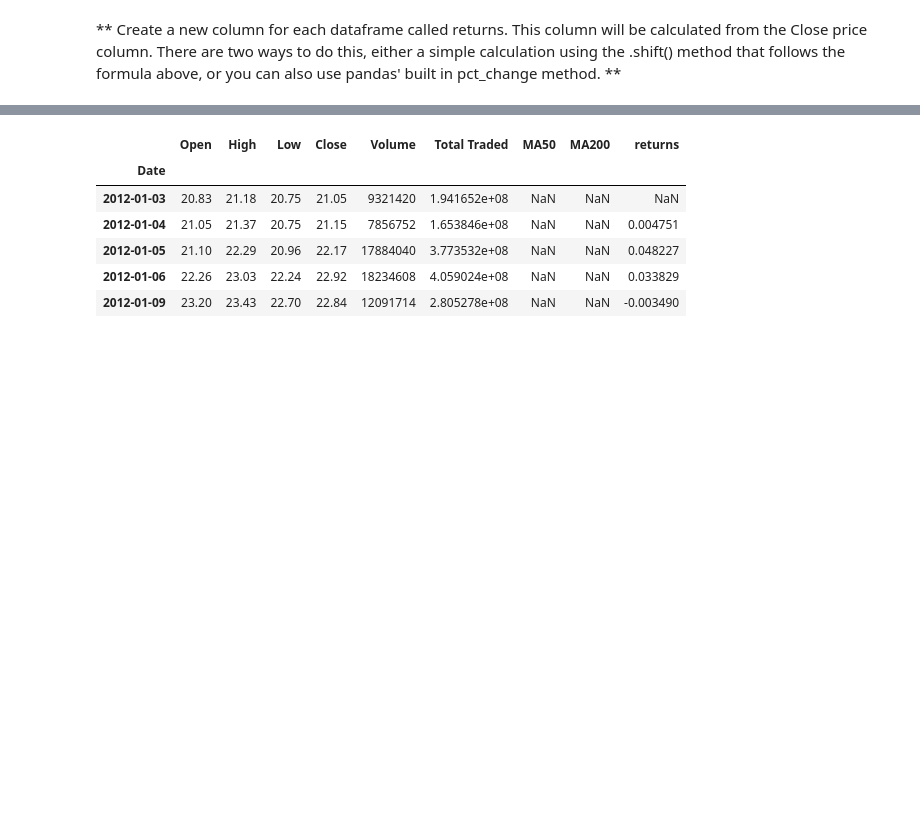
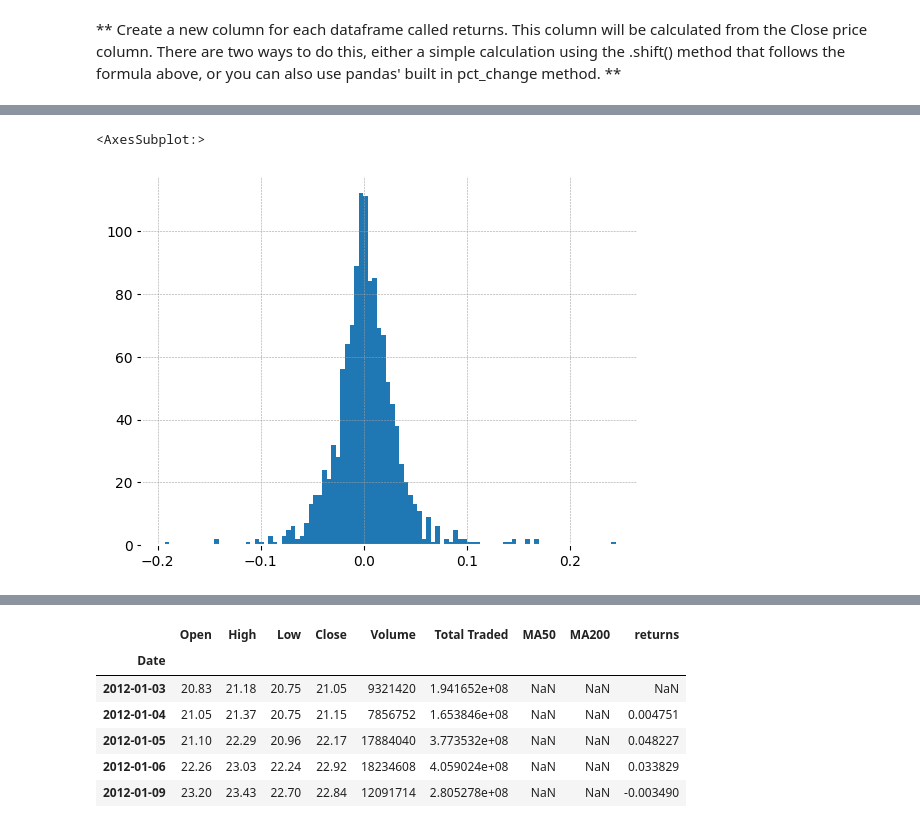
Before and after one commit to TanyaradzwaGozhora/Basic-Financial-Analysis, a Jupyter notebook: Stock Market Analysis Project.ipynb, the cells around one changed output, grey strips where cells are left out. Drawn from its saved outputs; the diff is of its cells as text; code cells hidden in the pictures; blank space fills up the shorter version.

```diff
--- a/Stock Market Analysis Project.ipynb
+++ b/Stock Market Analysis Project.ipynb
@@ -241,0 +235,5 @@ This defines r_t (return at time t) as equal to the price at time t divided by t
+# %%
+tesla['returns'].hist(bins=100)
+# %% [output]
+<AxesSubplot:>
+[figure, added]
```
Also changed, not shown: parts of 24 cells of this notebook, 3 other files.
